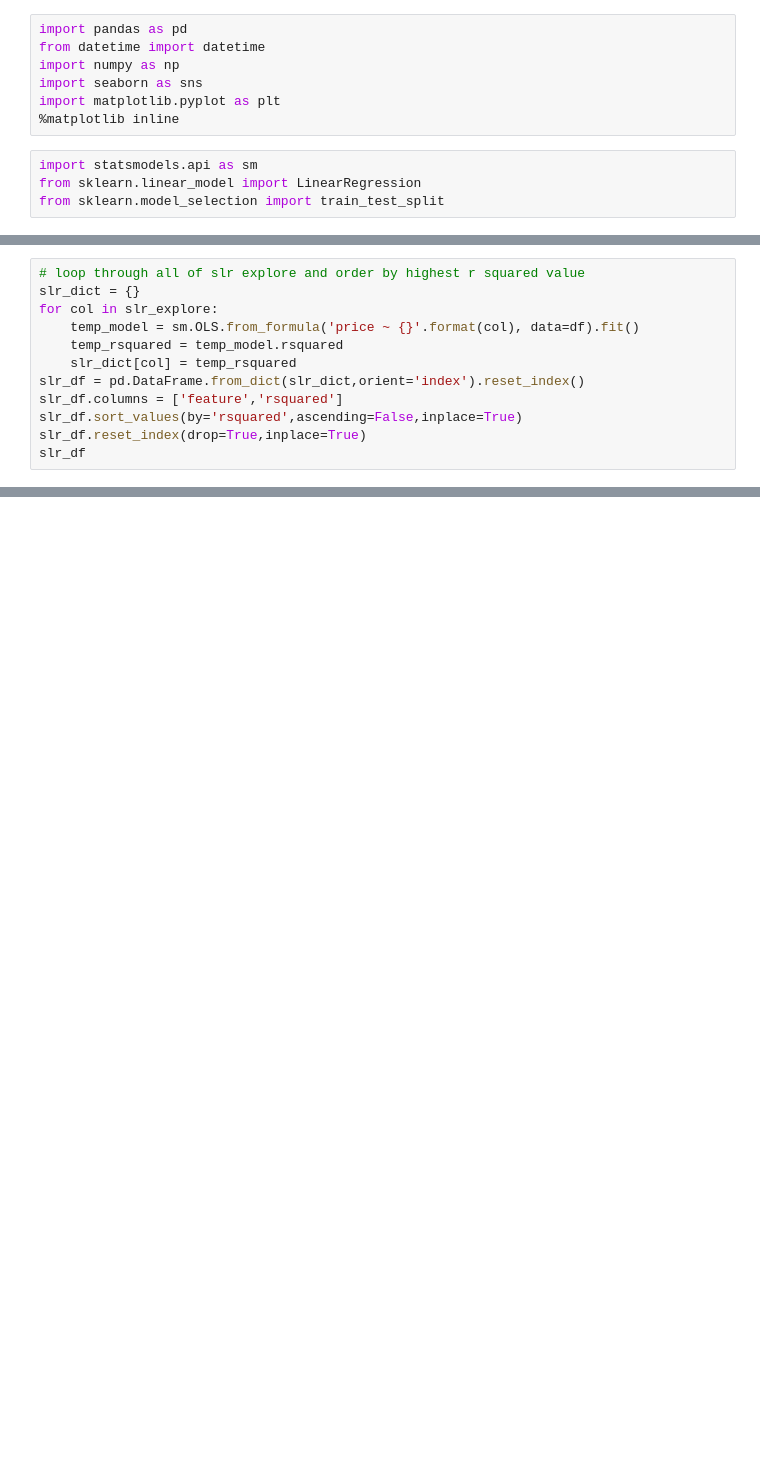
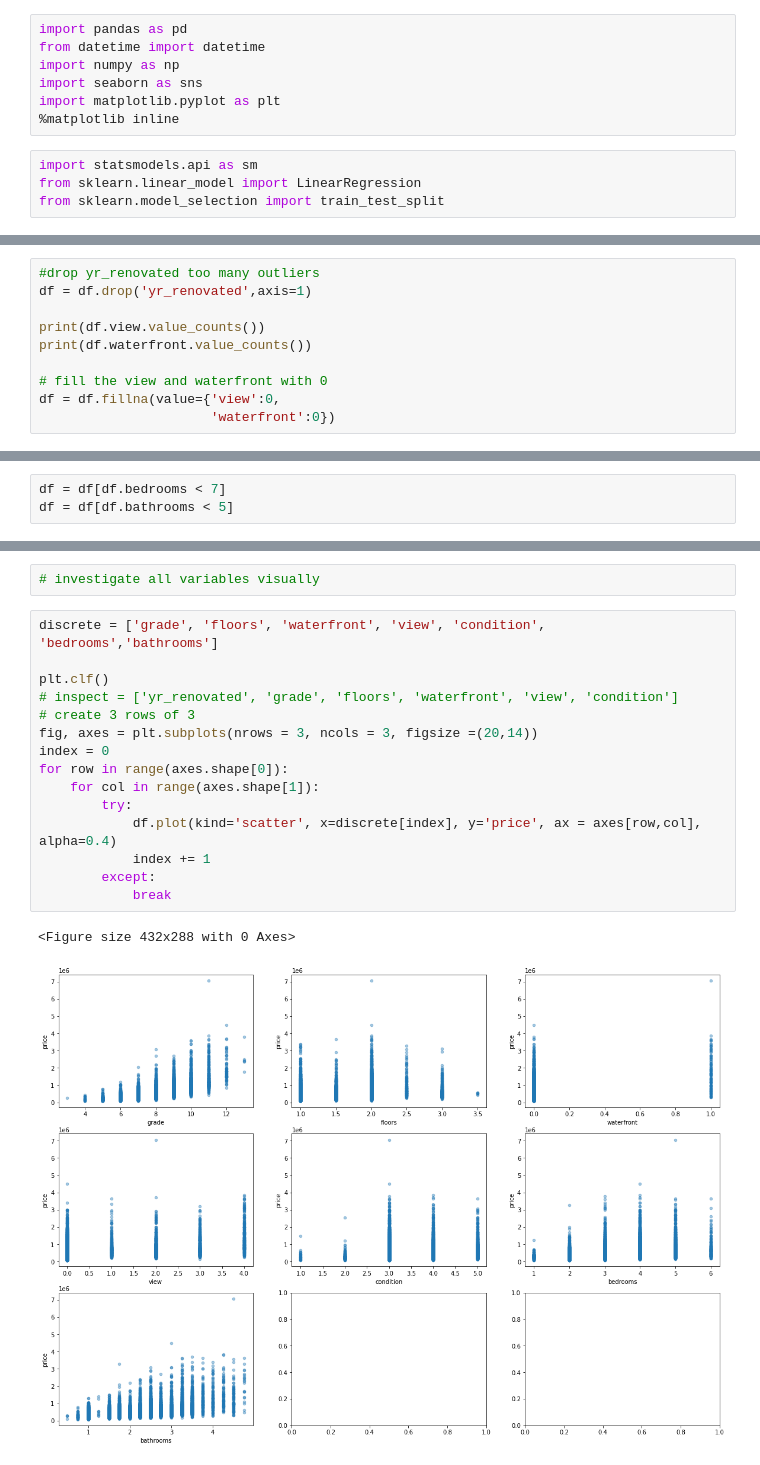
Before and after one commit to ntimpano614/kc_housing_regression, a Jupyter notebook: student.ipynb, the cells around one changed output, grey strips where cells are left out. Drawn from its saved outputs; the diff is of its cells as text; blank space fills up the shorter version.

```diff
--- a/student.ipynb
+++ b/student.ipynb
@@ -260,12 +26,0 @@ model.rsquared # grabs the rsquared value
-# %%
-# loop through all of slr explore and order by highest r squared value
-slr_dict = {}
-for col in slr_explore:
-    temp_model = sm.OLS.from_formula('price ~ {}'.format(col), data=df).fit()
-    temp_rsquared = temp_model.rsquared
-    slr_dict[col] = temp_rsquared
-slr_df = pd.DataFrame.from_dict(slr_dict,orient='index').reset_index()
-slr_df.columns = ['feature','rsquared']
-slr_df.sort_values(by='rsquared',ascending=False,inplace=True)
-slr_df.reset_index(drop=True,inplace=True)
-slr_df
@@ -359,0 +58,10 @@ fig=sm.graphics.plot_regress_exog(model,'sqft_living_log',fig=fig)
+# %%
+#drop yr_renovated too many outliers
+df = df.drop('yr_renovated',axis=1)
+
+print(df.view.value_counts())
+print(df.waterfront.value_counts())
+
+# fill the view and waterfront with 0
+df = df.fillna(value={'view':0,
+                      'waterfront':0})
@@ -359,0 +133,3 @@ fig=sm.graphics.plot_regress_exog(model,'sqft_living_log',fig=fig)
+# %%
+df = df[df.bedrooms < 7]
+df = df[df.bathrooms < 5]
@@ -359,0 +146,20 @@ fig=sm.graphics.plot_regress_exog(model,'sqft_living_log',fig=fig)
+# %%
+# investigate all variables visually
+# %%
+discrete = ['grade', 'floors', 'waterfront', 'view', 'condition', 'bedrooms','bathrooms']
+
+plt.clf()
+# inspect = ['yr_renovated', 'grade', 'floors', 'waterfront', 'view', 'condition']
+# create 3 rows of 3
+fig, axes = plt.subplots(nrows = 3, ncols = 3, figsize =(20,14))
+index = 0
+for row in range(axes.shape[0]):
+    for col in range(axes.shape[1]):
+        try:
+            df.plot(kind='scatter', x=discrete[index], y='price', ax = axes[row,col], alpha=0.4)
+            index += 1
+        except:
+            break
+# %% [output]
+<Figure size 432x288 with 0 Axes>
+[figure, added]
```
Also changed, not shown: parts of 75 cells of this notebook.
